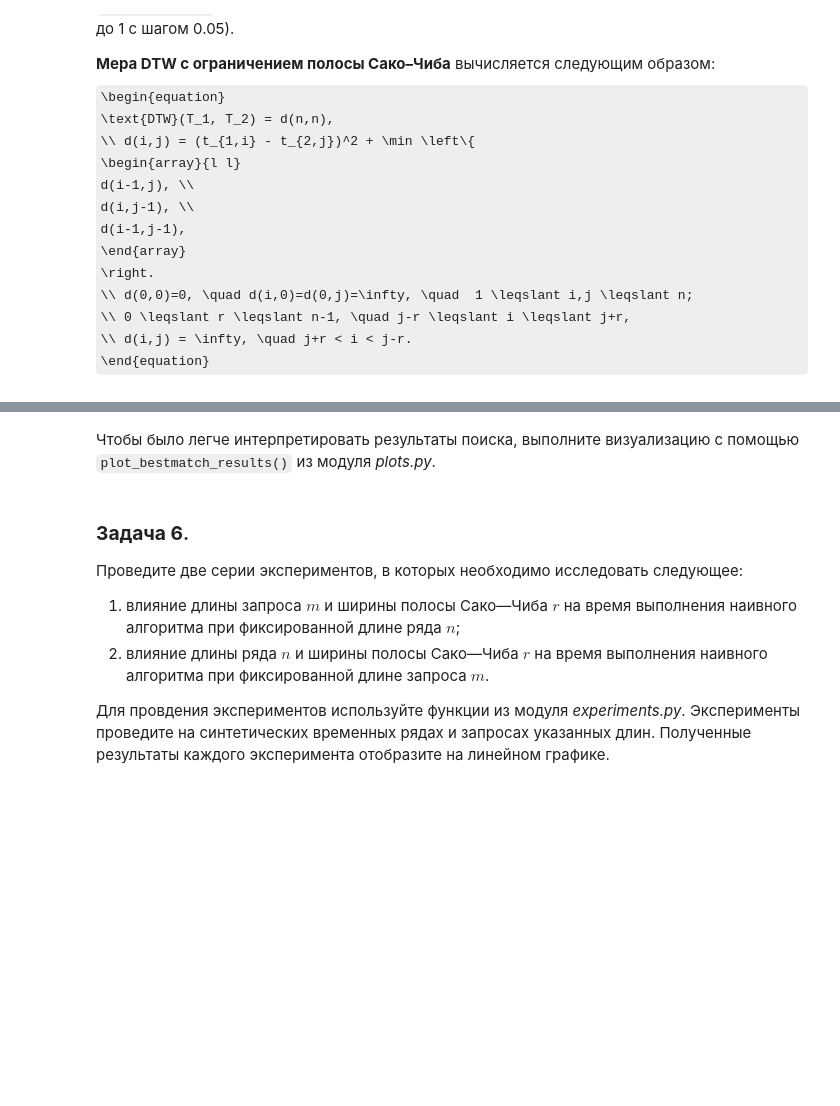
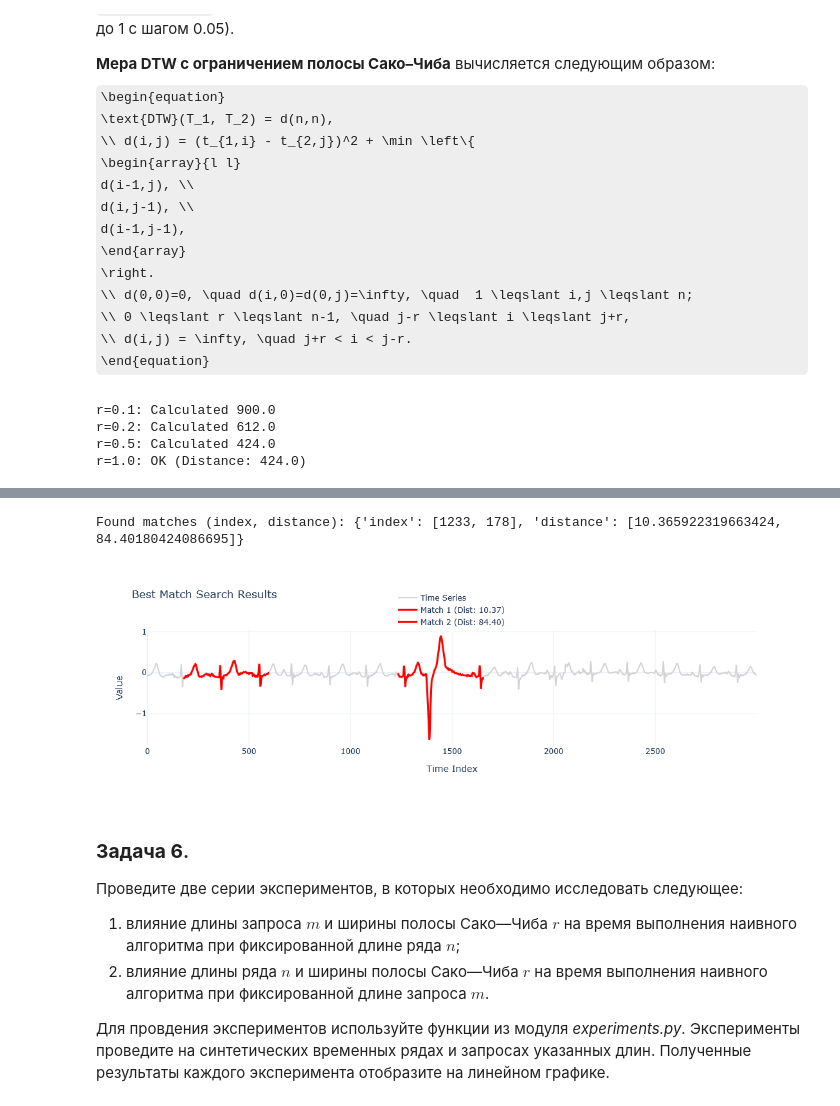
Before and after one commit to TelMaxim/2025-Telyakov_TimeSeriesCourse, a Jupyter notebook: practice/02 Similarity search/02 Similarity search.ipynb, the cells around one changed output, grey strips where cells are left out. Cells and saved outputs as stored; diff of their text form; code cells hidden in the pictures; some formulas as TeX source; blank space fills up the shorter version.

```diff
--- a/practice/02 Similarity search/02 Similarity search.ipynb
+++ b/practice/02 Similarity search/02 Similarity search.ipynb
@@ -379,3 +373,29 @@ from modules.metrics import DTW_distance
+# %%
+from sktime.distances import dtw_distance
+from modules.metrics import DTW_distance
+
+# Генерация тестовых данных
+n = 100
+ts1 = random_walk(n)
+ts2 = random_walk(n)
+
+# Проверяем для разных значений r
+for r_val in [0.1, 0.2, 0.5, 1.0]:
+    # Считаем нашим методом
+    my_dtw = DTW_distance(ts1, ts2, r=r_val)
+
+
+    if r_val == 1.0:
+        sk_dtw = dtw_distance(ts1, ts2) # по умолчанию r=1
+        test_distances(sk_dtw, my_dtw)
+        print(f"r={r_val}: OK (Distance: {my_dtw})")
+    else:
+        print(f"r={r_val}: Calculated {my_dtw}")
+# %% [output]
+r=0.1: Calculated 900.0
+r=0.2: Calculated 612.0
+r=0.5: Calculated 424.0
+r=1.0: OK (Distance: 424.0)
 # %% [markdown]
 ### **Задача 5.**
 
@@ -396,2 +406,0 @@ naive_bestmatch_results = {}
-# %% [markdown]
-Чтобы было легче интерпретировать результаты поиска, выполните визуализацию с помощью `plot_bestmatch_results()` из модуля *plots.py*.
@@ -400,3 +407,31 @@ plot_bestmatch_results(ts, query, naive_bestmatch_results)
+# %%
+from modules.bestmatch import NaiveBestMatchFinder
+from modules.plots import plot_bestmatch_results
+
+ts_url = './datasets/part1/ECG.csv'
+query_url = './datasets/part1/ECG_query.csv'
+
+# ИСПРАВЛЕНИЕ: Убираем .values, так как read_ts уже вернул массив
+# .flatten() превратит его в одномерный вектор
+ts = read_ts(ts_url).flatten()
+query = read_ts(query_url).flatten()
+
+topK = 2
+r = 0.05
+excl_zone_frac = 0.5
+is_normalize = True
+
+# Инициализация и запуск
+finder = NaiveBestMatchFinder(topK=topK, r=r, excl_zone_frac=excl_zone_frac, is_normalize=is_normalize)
+naive_bestmatch_results = finder.perform(ts, query)
+
+print("Found matches (index, distance):", naive_bestmatch_results)
+
+# Визуализация
+plot_bestmatch_results(ts, query, naive_bestmatch_results)
+# %% [output]
+Found matches (index, distance): {'index': [1233, 178], 'distance': [10.365922319663424, 84.40180424086695]}
+[figure, added]
 # %% [markdown]
 ### **Задача 6**.
 
```
Also changed, not shown: parts of 16 cells of this notebook, 3 other files.
